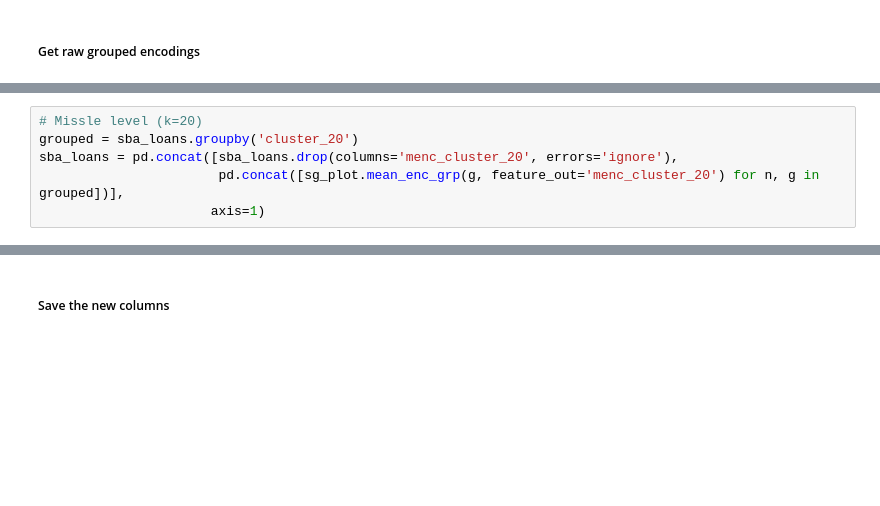
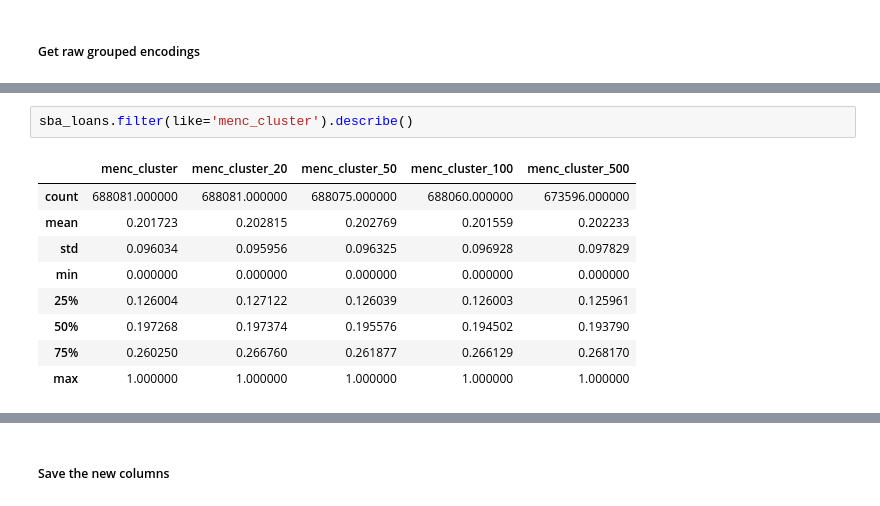
Before and after one commit to vla6/Blog_gnn_naics, a Jupyter notebook: 65_xgb_meanc_dgi_base_clus.ipynb, the cells around one changed output, grey strips where cells are left out. Drawn from its saved outputs; the diff is of its cells as text; blank space fills up the shorter version.

```diff
--- a/65_xgb_meanc_dgi_base_clus.ipynb
+++ b/65_xgb_meanc_dgi_base_clus.ipynb
@@ -71,6 +68,0 @@ sba_loans = pd.concat([sba_loans.drop(columns='menc_cluster', errors='ignore'),
-# %%
-# Missle level (k=20)
-grouped = sba_loans.groupby('cluster_20')
-sba_loans = pd.concat([sba_loans.drop(columns='menc_cluster_20', errors='ignore'),
-                       pd.concat([sg_plot.mean_enc_grp(g, feature_out='menc_cluster_20') for n, g in grouped])],
-                      axis=1)
@@ -87,0 +77,12 @@ sba_loans['menc_cluster_80'] = sba_loans['menc_cluster_80'].fillna(sba_loans['me
+# %%
+sba_loans.filter(like='menc_cluster').describe()
+# %% [output]
+|  | menc_cluster | menc_cluster_20 | menc_cluster_50 | menc_cluster_100 | menc_cluster_500 |
+| count | 688081.000000 | 688081.000000 | 688075.000000 | 688060.000000 | 673596.000000 |
+| mean | 0.201723 | 0.202815 | 0.202769 | 0.201559 | 0.202233 |
+| std | 0.096034 | 0.095956 | 0.096325 | 0.096928 | 0.097829 |
+| min | 0.000000 | 0.000000 | 0.000000 | 0.000000 | 0.000000 |
+| 25% | 0.126004 | 0.127122 | 0.126039 | 0.126003 | 0.125961 |
+| 50% | 0.197268 | 0.197374 | 0.195576 | 0.194502 | 0.193790 |
+| 75% | 0.260250 | 0.266760 | 0.261877 | 0.266129 | 0.268170 |
+| max | 1.000000 | 1.000000 | 1.000000 | 1.000000 | 1.000000 |
```
Also changed, not shown: parts of 15 cells of this notebook, 10 other files.
